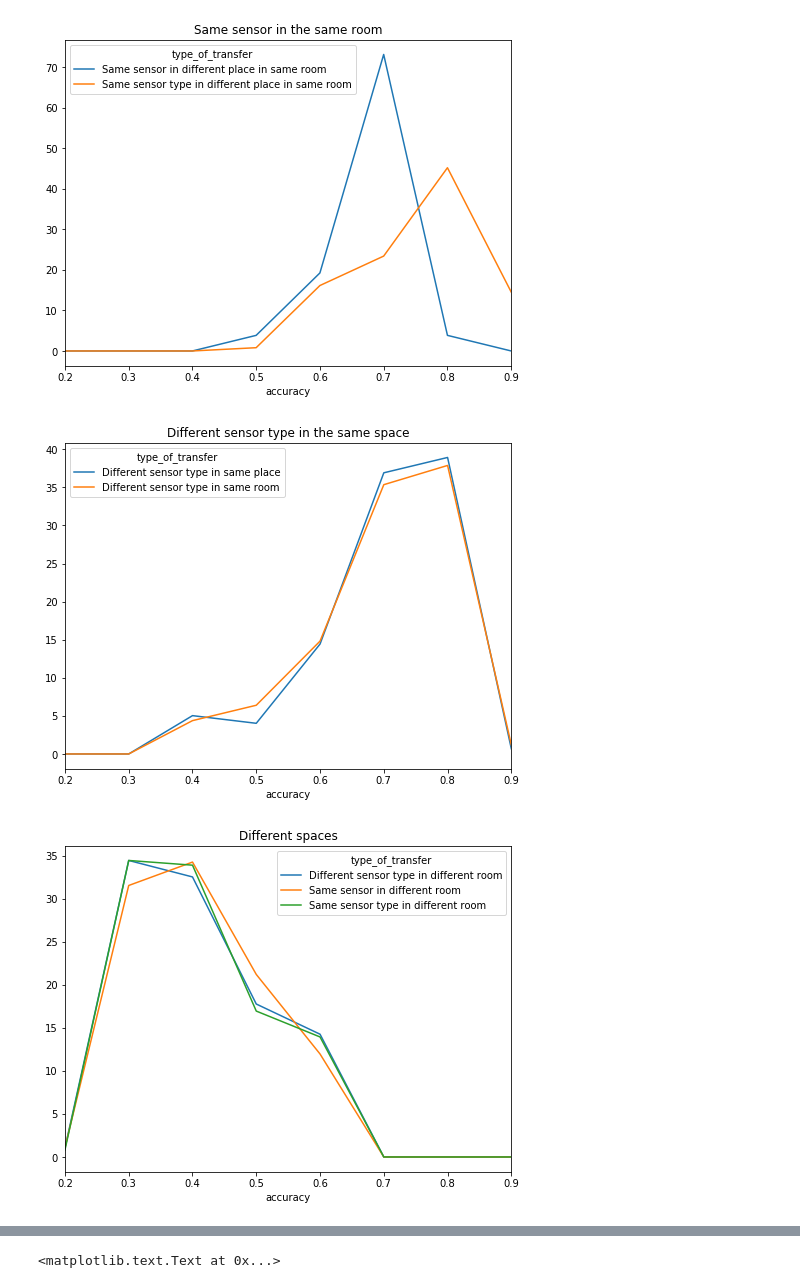
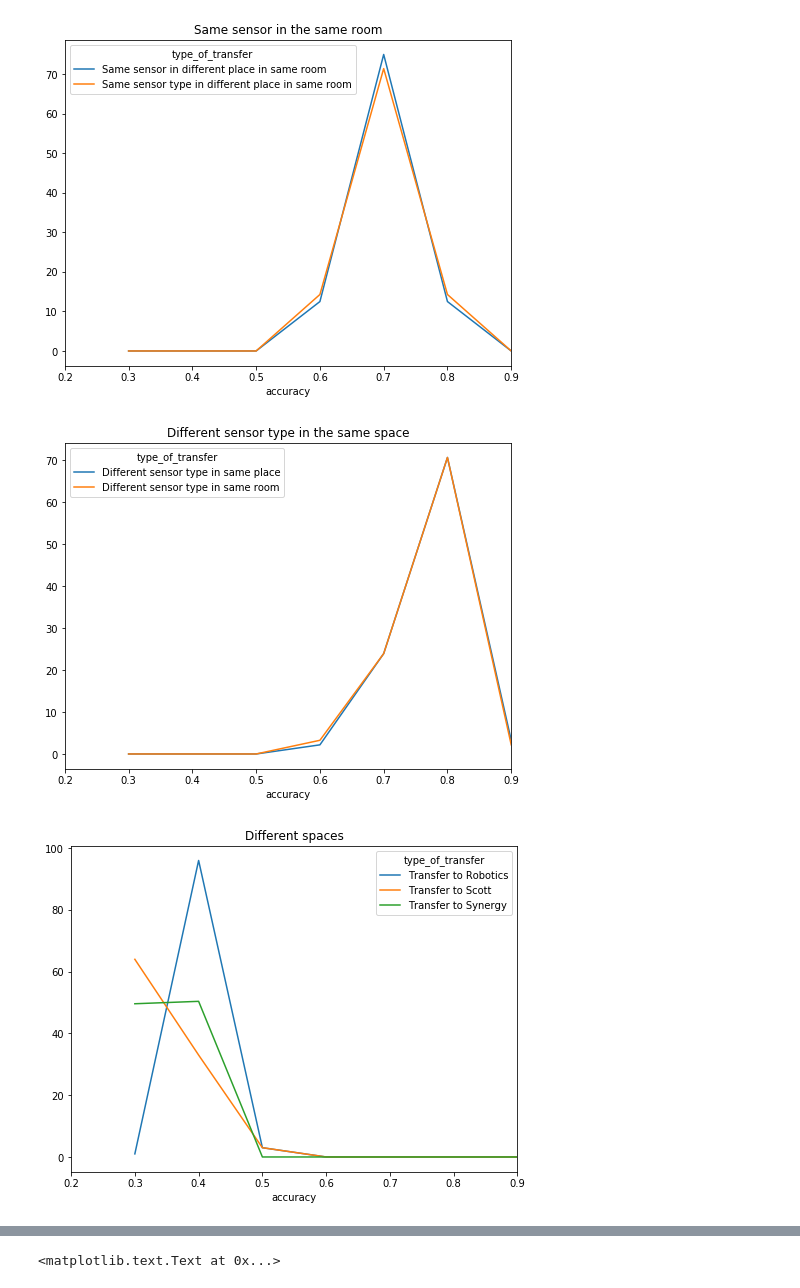
Before and after one commit to matus-tomlein/transfer-learning-playground, a Jupyter notebook: notebooks/visulize-transfer-results.ipynb, the cells around one changed output, grey strips where cells are left out. Drawn from its saved outputs; the diff is of its cells as text; code cells hidden in the pictures.

```diff
--- a/notebooks/visulize-transfer-results.ipynb
+++ b/notebooks/visulize-transfer-results.ipynb
@@ -27,9 +29,9 @@ df = pd.read_sql_query("""
       THEN 'Same sensor in same place'
       WHEN source_room = target_room AND source_device_type = target_device_type AND source_location = target_location
       THEN 'Same sensor type in same place'
-      WHEN source_room = target_room AND source_device = target_device AND source_location <> target_location
+      WHEN source_room = target_room AND source_device = target_device AND source_location <> target_location AND source_dataset <> target_dataset
       THEN 'Same sensor in different place in same room'
-      WHEN source_room = target_room AND source_device_type = target_device_type AND source_location <> target_location
+      WHEN source_room = target_room AND source_device_type = target_device_type AND source_location <> target_location AND source_dataset <> target_dataset
       THEN 'Same sensor type in different place in same room'
       WHEN source_room = target_room AND source_device_type <> target_device_type AND source_location = target_location
       THEN 'Different sensor type in same place'
@@ -37,6 +39,12 @@ df = pd.read_sql_query("""
       THEN 'Different sensor type in same room'
       WHEN source_room <> target_room AND source_device = target_device
       THEN 'Same sensor in different room'
+      WHEN source_room <> target_room AND target_room = 'Scott'
+      THEN 'Transfer to Scott'
+      WHEN source_room <> target_room AND target_room = 'Synergy'
+      THEN 'Transfer to Synergy'
+      WHEN source_room <> target_room AND target_room = 'Robotics'
+      THEN 'Transfer to Robotics'
       WHEN source_room <> target_room AND source_device_type = target_device_type
       THEN 'Same sensor type in different room'
       WHEN source_room <> target_room AND source_device_type <> target_device_type
@@ -49,10 +57,9 @@ df = pd.read_sql_query("""
 
       WHERE
       activities = '11 activities' AND
-      features = 'Accel & magnet IMQ' AND
+      features = 'Mic IMQ' AND
       accuracy_without_fs_without_is > 0 AND
-      source_device <> 'Mite 3' AND target_device <> 'Mite 3' AND
-      source_room IN ('Scott', 'Synergy', 'Robotics') AND
+      source_room IN ('Scott', 'Synergy', 'Robotics') AND\
       NOT easy_domain_adaptation AND
       target_training_data = 0.0 AND
       source_training_data = 0.6
@@ -76,7 +83,6 @@ plt.gca().set_xlim([0.2,0.9])
 plt.savefig('plots/hist_same_sensor_same_place.pdf')
 
 df.filter(regex='Same sensor.*same room').plot()
-plt.gca().set_xlim([0.2,0.9])
 plt.title('Same sensor in the same room')
 plt.gca().set_xlim([0.2,0.9])
 plt.savefig('plots/hist_same_sensor_same_room.pdf')
@@ -86,7 +92,7 @@ plt.title('Different sensor type in the same space')
 plt.gca().set_xlim([0.2,0.9])
 plt.savefig('plots/hist_different_sensor_same_space.pdf')
 
-df.filter(regex='different room').plot()
+df.filter(regex='Transfer to').plot()
 plt.title('Different spaces')
 plt.gca().set_xlim([0.2,0.9])
 plt.savefig('plots/hist_different_spaces.pdf')
@@ -95,3 +101,3 @@ plt.savefig('plots/hist_different_spaces.pdf')
-[figure, old version]
+[figure, new version]
-[figure, old version]
+[figure, new version]
-[figure, old version]
+[figure, new version]
```
Also changed, not shown: parts of 7 cells of this notebook, 21 other files.
